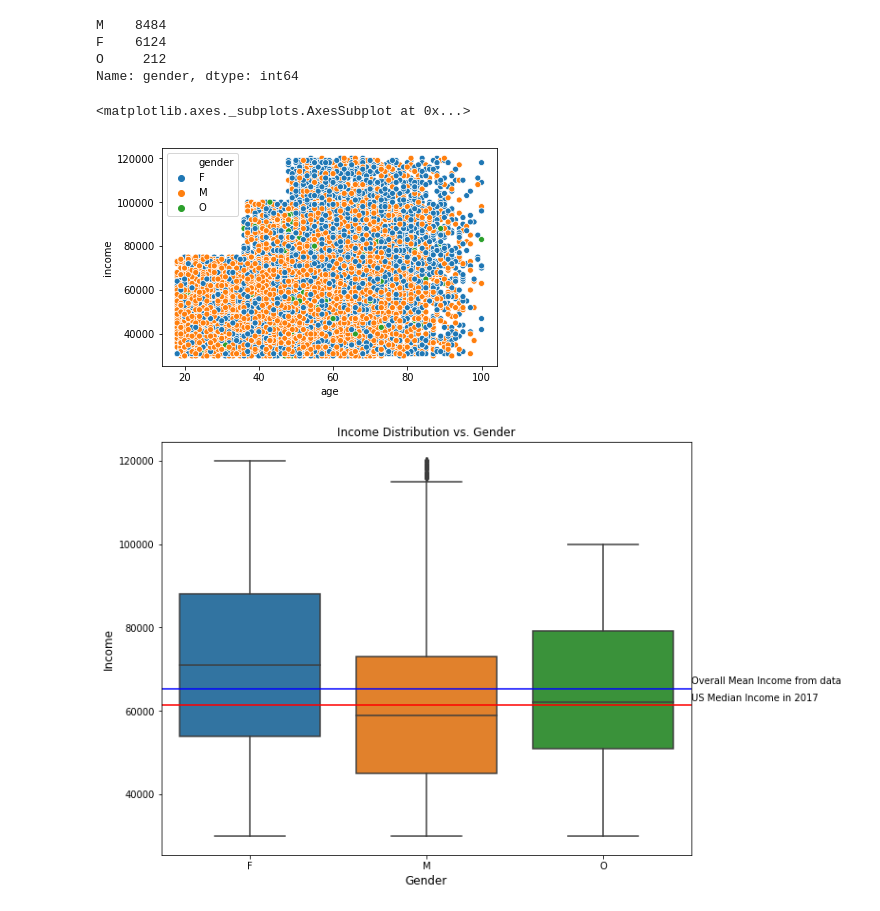
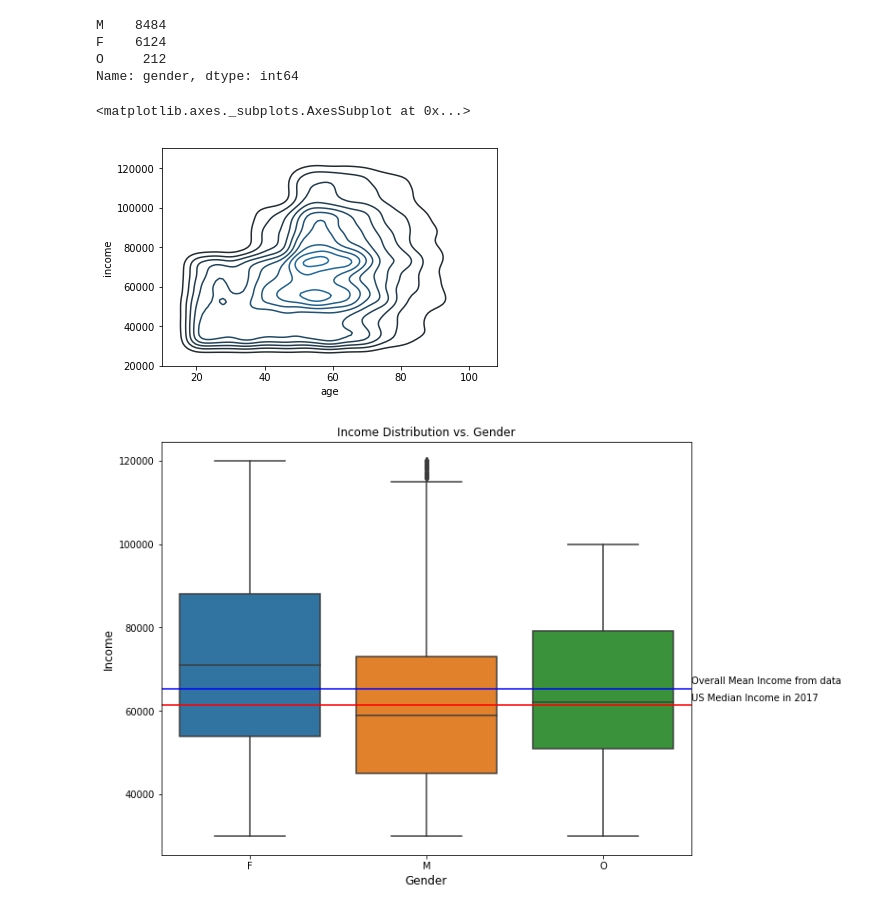
Before and after one commit to JackoChi/DSND, a Jupyter notebook: capstone_project_starbucks/starbucks_data_preprocessing.ipynb, the cells around one changed output. Drawn from its saved outputs; the diff is of its cells as text; code cells hidden in the pictures.

```diff
--- a/capstone_project_starbucks/starbucks_data_preprocessing.ipynb
+++ b/capstone_project_starbucks/starbucks_data_preprocessing.ipynb
@@ -210,11 +226,11 @@ M    8484
 F    6124
 O     212
 Name: gender, dtype: int64
-# %%
-sns.scatterplot(x='age', y='income', hue='gender', data = profile,)
-# %% [output]
-<matplotlib.axes._subplots.AxesSubplot at 0x...>
-[figure, removed]
+# %%
+sns.kdeplot(data=profile['age'], data2=profile['income'])
+# %% [output]
+<matplotlib.axes._subplots.AxesSubplot at 0x...>
+[figure, added]
 # %%
 mean_income = profile.income.mean()
 us_median = 61372
```
Also changed, not shown: parts of 9 cells of this notebook.
